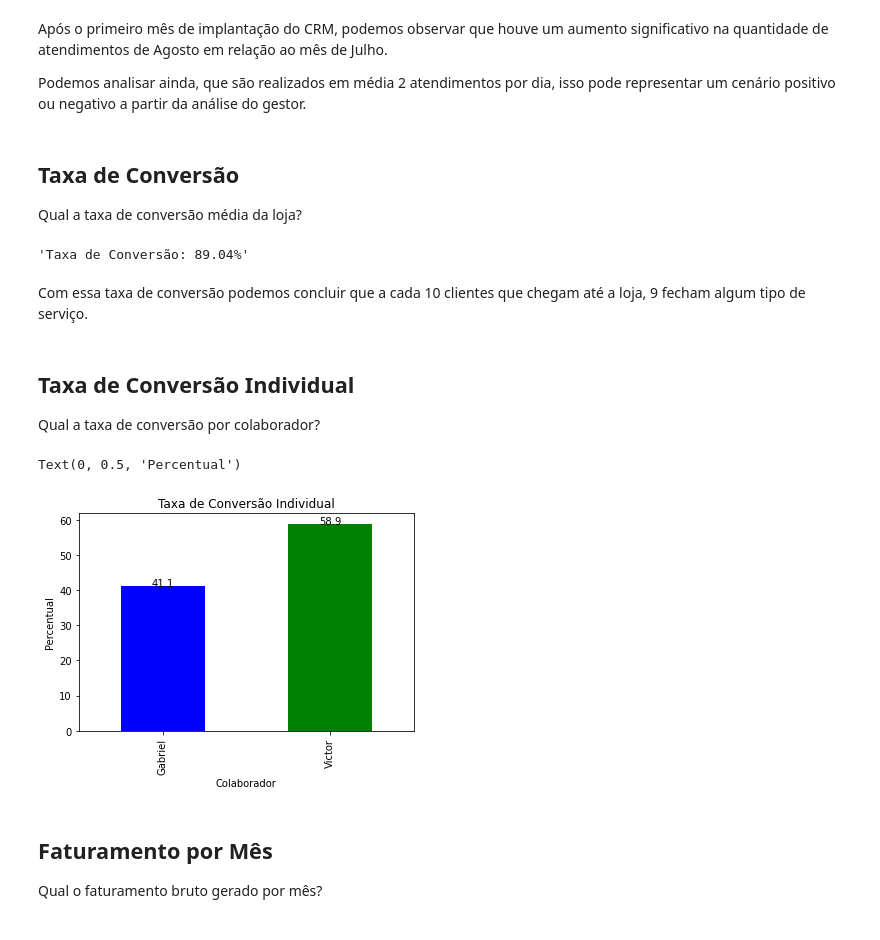
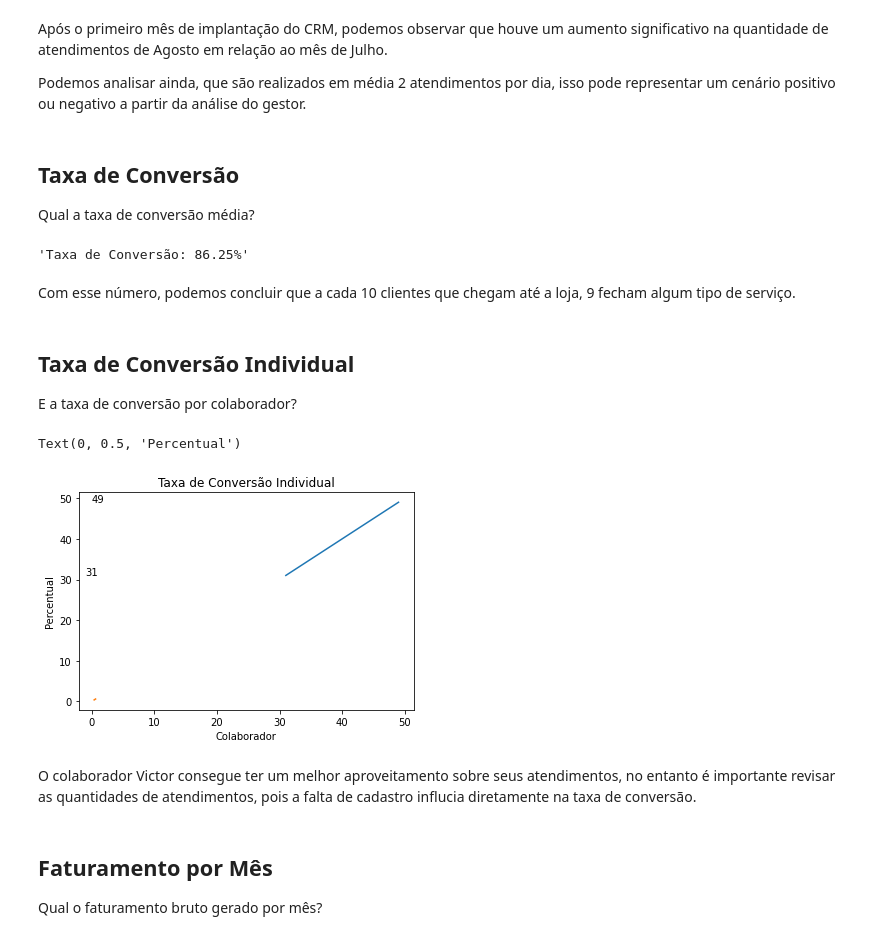
Before and after one commit to hgosouza1/Data-Science, a Jupyter notebook: Projeto Pessoal/Estética Automotiva/relatorio_geral_negocio.ipynb, the cells around one changed output. Saved outputs shown, nothing was run; the diff lists cells and outputs as text; code cells hidden in the pictures.

```diff
--- a/Projeto Pessoal/Estética Automotiva/relatorio_geral_negocio.ipynb
+++ b/Projeto Pessoal/Estética Automotiva/relatorio_geral_negocio.ipynb
@@ -157,0 +135,20 @@ Text(0, 0.5, 'Total')
+# %%
+#Contando os atendimentos por mês
+atendimento = dados.groupby((dados['dtatendimento']).dt.strftime('%B'), sort=False)['ID'].count()
+
+#Função para adicionar os rótulos de valor
+def labelatendimento(x,y):
+    for i in range(len(x)):
+        plt.text(i, y[i], y[i], ha = 'left')
+
+x = atendimento
+y = atendimento
+
+#Gerando o gráfico e alterando as cores
+grafico = atendimento.plot(color=['green'])
+
+#Títulos e nome dos eixos
+labelatendimento(x, y)
+plt.title('Atendimentos por Mês')
+plt.xlabel('Mês')
+plt.ylabel('Total')
@@ -161,48 +161,50 @@ Após o primeiro mês de implantação do CRM, podemos observar que houve um aum
 Podemos analisar ainda, que são realizados em média 2 atendimentos por dia, isso pode representar um cenário positivo ou negativo a partir da análise do gestor.
 # %% [markdown]
 ## Taxa de Conversão
-
-Qual a taxa de conversão média da loja?
+Qual a taxa de conversão média?
-# %%
-#Calculando a taxa de conversão
-taxa = ((dados.situacao == "FECHADO").sum()/dados.ID.count())
-
-#Formatando e imprimindo o resultado
-f'Taxa de Conversão: {taxa:.2%}'
-# %% [output]
-'Taxa de Conversão: 89.04%'
-# %% [markdown]
-Com essa taxa de conversão podemos concluir que a cada 10 clientes que chegam até a loja, 9 fecham algum tipo de serviço.
-# %% [markdown]
-## Taxa de Conversão Individual
-
-Qual a taxa de conversão por colaborador?
+# %%
+#Calculando a taxa de conversão
+taxa = ((dados.situacao == "FECHADO").sum()/dados.ID.count())
+
+#Formatando e imprimindo o resultado
+f'Taxa de Conversão: {taxa:.2%}'
+# %% [output]
+'Taxa de Conversão: 86.25%'
+# %% [markdown]
+Com esse número, podemos concluir que a cada 10 clientes que chegam até a loja, 9 fecham algum tipo de serviço.
+# %% [markdown]
+## Taxa de Conversão Individual
+E a taxa de conversão por colaborador?
 # %%
+#Atendimentos por colaborador
+individual = dados.groupby(['responsavel']).size()
+
 #Calculando a taxa de conversão
-taxa = ((dados.situacao == "FECHADO").sum() and dados.groupby(['responsavel']).size()/dados.ID.count())
-
-#Arredondando a taxa
-taxa = round(taxa * 100, 2)
+taxa = (dados.situacao == "FECHADO").sum() and dados.groupby(['responsavel']).size()/dados.ID.count()
 
 #Função para adicionar os rótulos de valor
-def labeltaxa(x,y):
+def labelindividual(x1,y1):
     for i in range(len(x)):
         plt.text(i, y[i], y[i], ha = 'center')
 
-x = taxa
-y = taxa
+x1 = individual
+y1 = individual
+x2 = taxa
+y2 = taxa
 
 #Gerando o gráfico e alterando as cores
-grafico = taxa.plot.bar(color=['blue', 'green'])
+grafico = plt.plot(x1, y1, x2, y2)
 
 #Títulos e nome dos eixos
-labeltaxa(x,y)
+labelindividual(x1,y1)
 plt.title('Taxa de Conversão Individual')
 plt.xlabel('Colaborador')
 plt.ylabel('Percentual')
 # %% [output]
 Text(0, 0.5, 'Percentual')
-[figure, old version]
+[figure, new version]
+# %% [markdown]
+O colaborador Victor consegue ter um melhor aproveitamento sobre seus atendimentos, no entanto é importante revisar as quantidades de atendimentos, pois a falta de cadastro influcia diretamente na taxa de conversão.
 # %% [markdown]
 ## Faturamento por Mês
 Qual o faturamento bruto gerado por mês?
```
Also changed, not shown: parts of 5 cells of this notebook.
